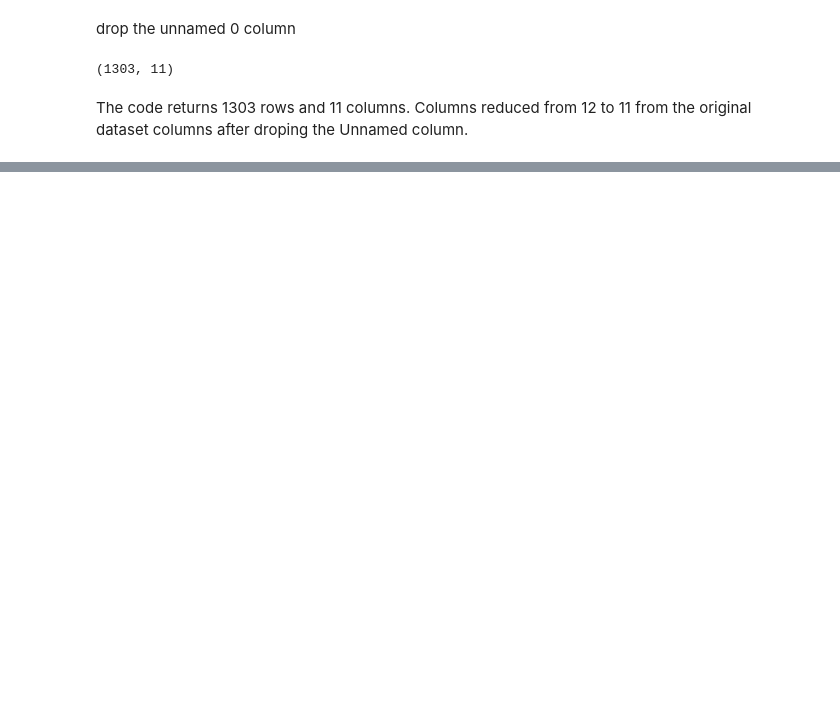
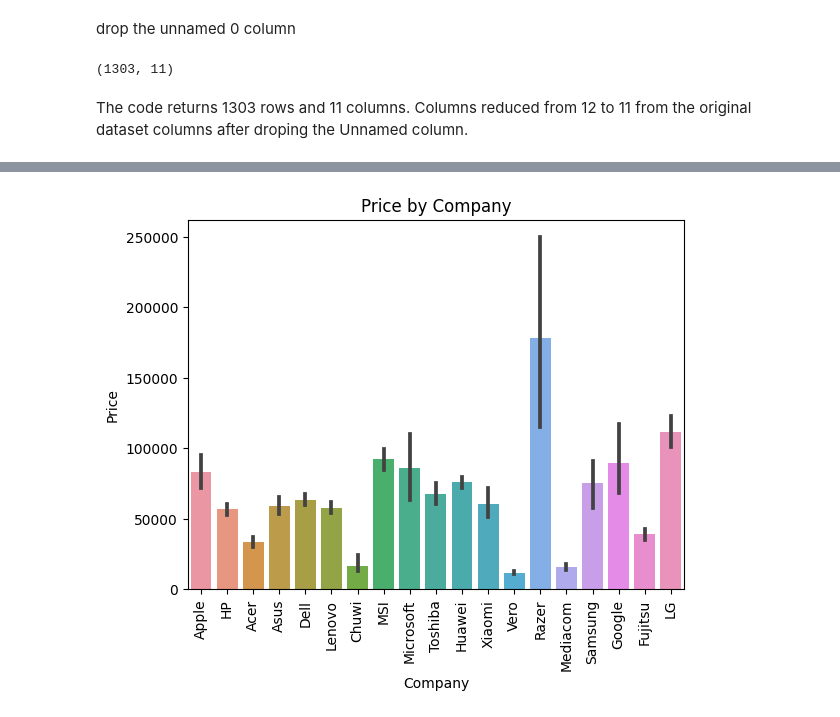
Before and after one commit to John-5014/Laptop_Price_Prediction, a Jupyter notebook: Laptop_Price_Predictor.ipynb, the cells around one changed output, grey strips where cells are left out. Drawn from its saved outputs; the diff is of its cells as text; code cells hidden in the pictures; blank space fills up the shorter version.

```diff
--- a/Laptop_Price_Predictor.ipynb
+++ b/Laptop_Price_Predictor.ipynb
@@ -103,0 +148,12 @@ data['Ram'] = data["Ram"].astype('int32)
+# %%
+sns.barplot(x=data["Company"], y=data['Price'])
+# Add labels and title
+plt.xticks(rotation = 'vertical')
+plt.xlabel("Company")
+plt.ylabel("Price")
+plt.title("Price by Company")
+
+# Show the plot
+plt.show()
+# %% [output]
+[figure, added]
```
Also changed, not shown: parts of 8 cells of this notebook.
